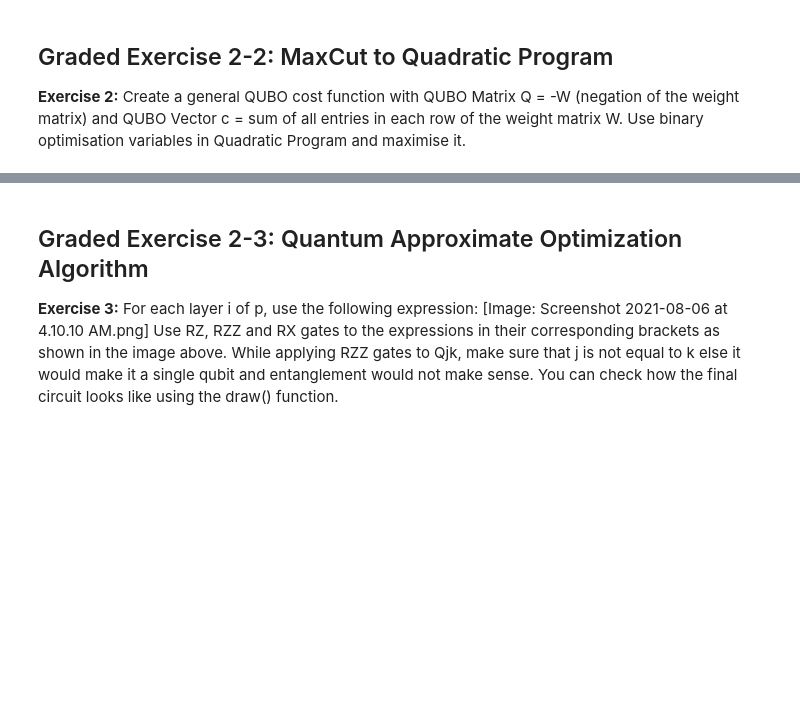
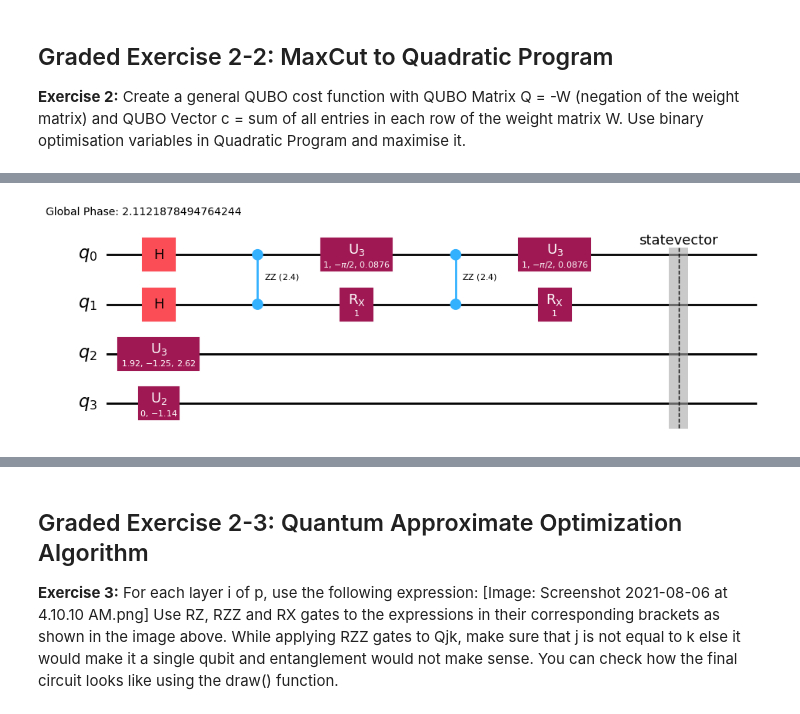
Before and after one commit to kcravi912/QpiAI_Quantum_Projects, a Jupyter notebook: 3_Optimizing Simple Scheduling Problems with QAOA/QAOA_Max-cut.ipynb, the cells around one changed output, grey strips where cells are left out. Saved outputs shown, nothing was run; the diff lists cells and outputs as text; code cells hidden in the pictures; blank space fills up the shorter version.

```diff
--- a/3_Optimizing Simple Scheduling Problems with QAOA/QAOA_Max-cut.ipynb
+++ b/3_Optimizing Simple Scheduling Problems with QAOA/QAOA_Max-cut.ipynb
@@ -328,0 +387,9 @@ Available kernels:
+# %%
+simulator = AerSimulator(method='statevector')
+Aer_transpiled_ckt = transpile(bound_circuit, simulator)
+
+Aer_transpiled_ckt.save_statevector()
+
+Aer_transpiled_ckt.draw("mpl")
+# %% [output]
+[figure, added]
```
Also changed, not shown: parts of 28 cells of this notebook.
